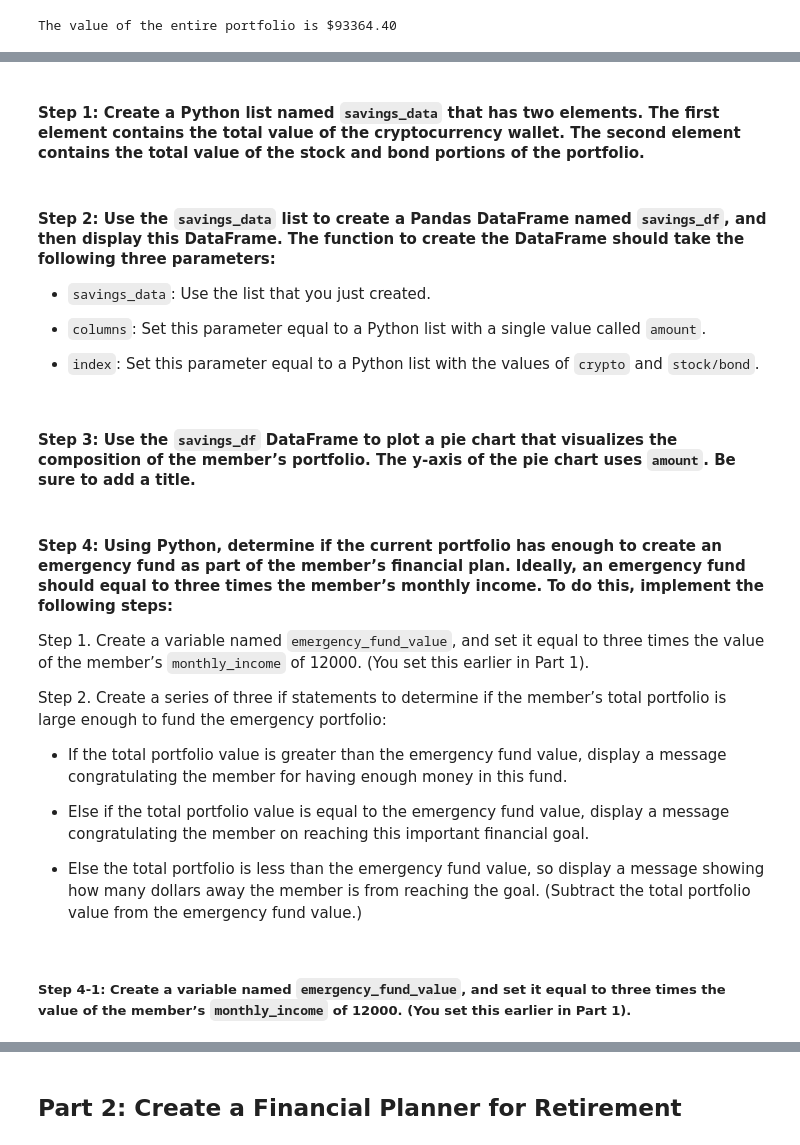
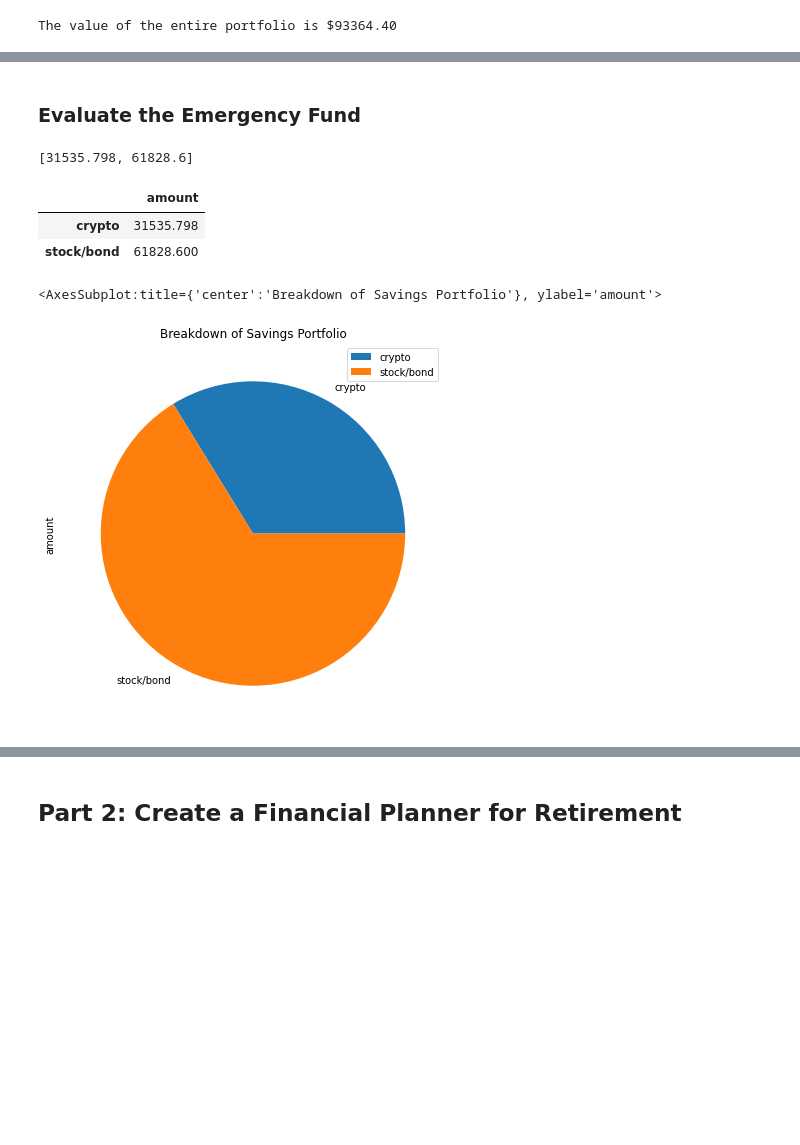
Before and after one commit to MajidKouki/c5-financial-planning-tools, a Jupyter notebook: financial_planning_tools.ipynb, the cells around one changed output, grey strips where cells are left out. Drawn from its saved outputs; the diff is of its cells as text; code cells hidden in the pictures; blank space fills up the shorter version.

Commit message:
Updated the Emergency Fund Evaluation section.

```diff
--- a/financial_planning_tools.ipynb
+++ b/financial_planning_tools.ipynb
@@ -222,43 +194,32 @@ In this section, you’ll use the valuations for the cryptocurrency wallet and f
-# %% [markdown]
-#### Step 1: Create a Python list named `savings_data` that has two elements. The first element contains the total value of the cryptocurrency wallet. The second element contains the total value of the stock and bond portions of the portfolio.
+# %% [markdown]
+### Evaluate the Emergency Fund
 # %%
 # Consolidate financial assets data into a Python list
-# YOUR CODE HERE
+savings_data = [total_crypto_wallet, total_stocks_bonds]
 
 # Review the Python list savings_data
-# YOUR CODE HERE
+print(savings_data)
+# %% [output]
+[31535.798, 61828.6]
-# %% [markdown]
-#### Step 2: Use the `savings_data` list to create a Pandas DataFrame named `savings_df`, and then display this DataFrame. The function to create the DataFrame should take the following three parameters:
-
-- `savings_data`: Use the list that you just created.
-
-- `columns`: Set this parameter equal to a Python list with a single value called `amount`.
-
-- `index`: Set this parameter equal to a Python list with the values of `crypto` and `stock/bond`.
 # %%
 # Create a Pandas DataFrame called savings_df
-# YOUR CODE HERE
+savings_df = pd.DataFrame(
+    savings_data,
+    columns = ["amount"],
+    index = ["crypto", "stock/bond"]
+)
 
 # Display the savings_df DataFrame
-# YOUR CODE HERE
+savings_df
+# %% [output]
+|  | amount |
+| crypto | 31535.798 |
+| stock/bond | 61828.600 |
-# %% [markdown]
-#### Step 3: Use the `savings_df` DataFrame to plot a pie chart that visualizes the composition of the member’s portfolio. The y-axis of the pie chart uses `amount`. Be sure to add a title.
 # %%
 # Plot the total value of the member's portfolio (crypto and stock/bond) in a pie chart
-# YOUR CODE HERE
+savings_df.plot.pie(title="Breakdown of Savings Portfolio", figsize=(10, 7), y="amount")
+# %% [output]
+<AxesSubplot:title={'center':'Breakdown of Savings Portfolio'}, ylabel='amount'>
+[figure, added]
-# %% [markdown]
-#### Step 4: Using Python, determine if the current portfolio has enough to create an emergency fund as part of the member’s financial plan. Ideally, an emergency fund should equal to three times the member’s monthly income. To do this, implement the following steps:
-
-Step 1. Create a variable named `emergency_fund_value`, and set it equal to three times the value of the member’s `monthly_income` of 12000. (You set this earlier in Part 1).
-
-Step 2. Create a series of three if statements to determine if the member’s total portfolio is large enough to fund the emergency portfolio:
-
-* If the total portfolio value is greater than the emergency fund value, display a message congratulating the member for having enough money in this fund.
-
-* Else if the total portfolio value is equal to the emergency fund value, display a message congratulating the member on reaching this important financial goal.
-
-* Else the total portfolio is less than the emergency fund value, so display a message showing how many dollars away the member is from reaching the goal. (Subtract the total portfolio value from the emergency fund value.)
-# %% [markdown]
-##### Step 4-1: Create a variable named `emergency_fund_value`, and set it equal to three times the value of the member’s `monthly_income` of 12000. (You set this earlier in Part 1).
 # %%
 # Create a variable named emergency_fund_value
```
Also changed, not shown: parts of 5 cells of this notebook.
